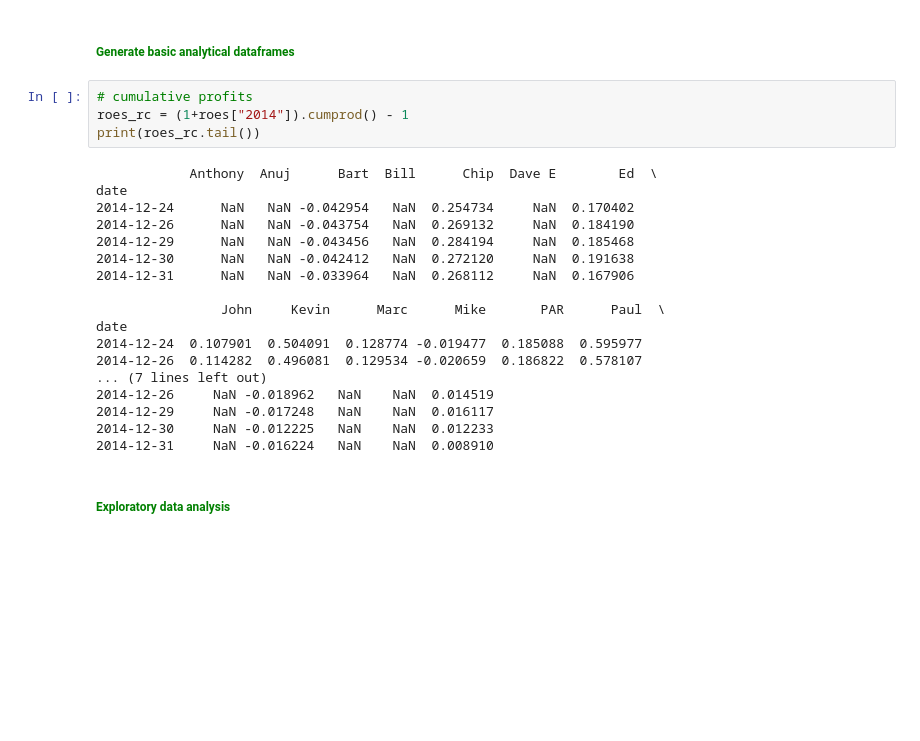
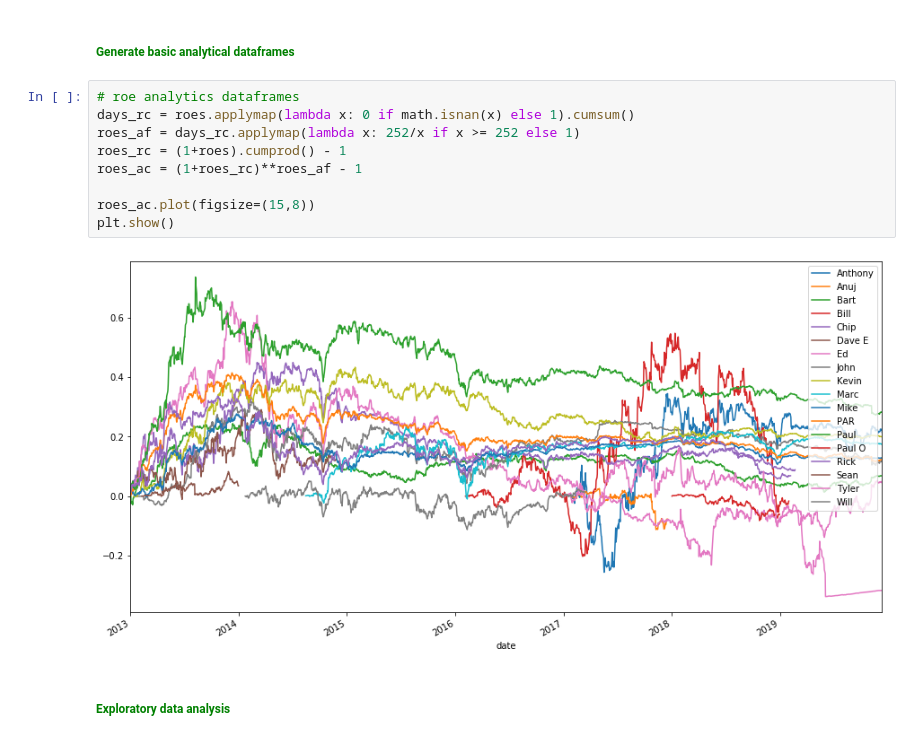
Before and after one commit to FIM-Expert/python-academy, a Jupyter notebook: nrp-monitor.ipynb, the cells around one changed output. Saved outputs shown, nothing was run; the diff lists cells and outputs as text; blank space fills up the shorter version.

```diff
--- a/nrp-monitor.ipynb
+++ b/nrp-monitor.ipynb
@@ -54,28 +55,17 @@ equity_sod = fillgaps(pd.pivot_table(mgr_data, values="equity_sod", index="date"
 roes = fillgaps(pd.pivot_table(mgr_data, values="roe", index="date", columns="manager"))
 # %% [markdown]
 ###### <span style="color:green">**Generate basic analytical dataframes**</span>
-# %%
-# cumulative profits
-roes_rc = (1+roes["2014"]).cumprod() - 1
-print(roes_rc.tail())
-# %% [output]
-            Anthony  Anuj      Bart  Bill      Chip  Dave E        Ed  \
-date
-2014-12-24      NaN   NaN -0.042954   NaN  0.254734     NaN  0.170402
-2014-12-26      NaN   NaN -0.043754   NaN  0.269132     NaN  0.184190
-2014-12-29      NaN   NaN -0.043456   NaN  0.284194     NaN  0.185468
-2014-12-30      NaN   NaN -0.042412   NaN  0.272120     NaN  0.191638
-2014-12-31      NaN   NaN -0.033964   NaN  0.268112     NaN  0.167906
-
-                John     Kevin      Marc      Mike       PAR      Paul  \
-date
-2014-12-24  0.107901  0.504091  0.128774 -0.019477  0.185088  0.595977
-2014-12-26  0.114282  0.496081  0.129534 -0.020659  0.186822  0.578107
-... (7 lines left out)
-2014-12-26     NaN -0.018962   NaN    NaN  0.014519
-2014-12-29     NaN -0.017248   NaN    NaN  0.016117
-2014-12-30     NaN -0.012225   NaN    NaN  0.012233
-2014-12-31     NaN -0.016224   NaN    NaN  0.008910
+# %%
+# roe analytics dataframes
+days_rc = roes.applymap(lambda x: 0 if math.isnan(x) else 1).cumsum()
+roes_af = days_rc.applymap(lambda x: 252/x if x >= 252 else 1)
+roes_rc = (1+roes).cumprod() - 1
+roes_ac = (1+roes_rc)**roes_af - 1
+
+roes_ac.plot(figsize=(15,8))
+plt.show()
+# %% [output]
+[figure, added]
 # %% [markdown]
 ###### <span style="color:green">**Exploratory data analysis**</span>
 # %%
```
Also changed, not shown: parts of 1 cell of this notebook.
